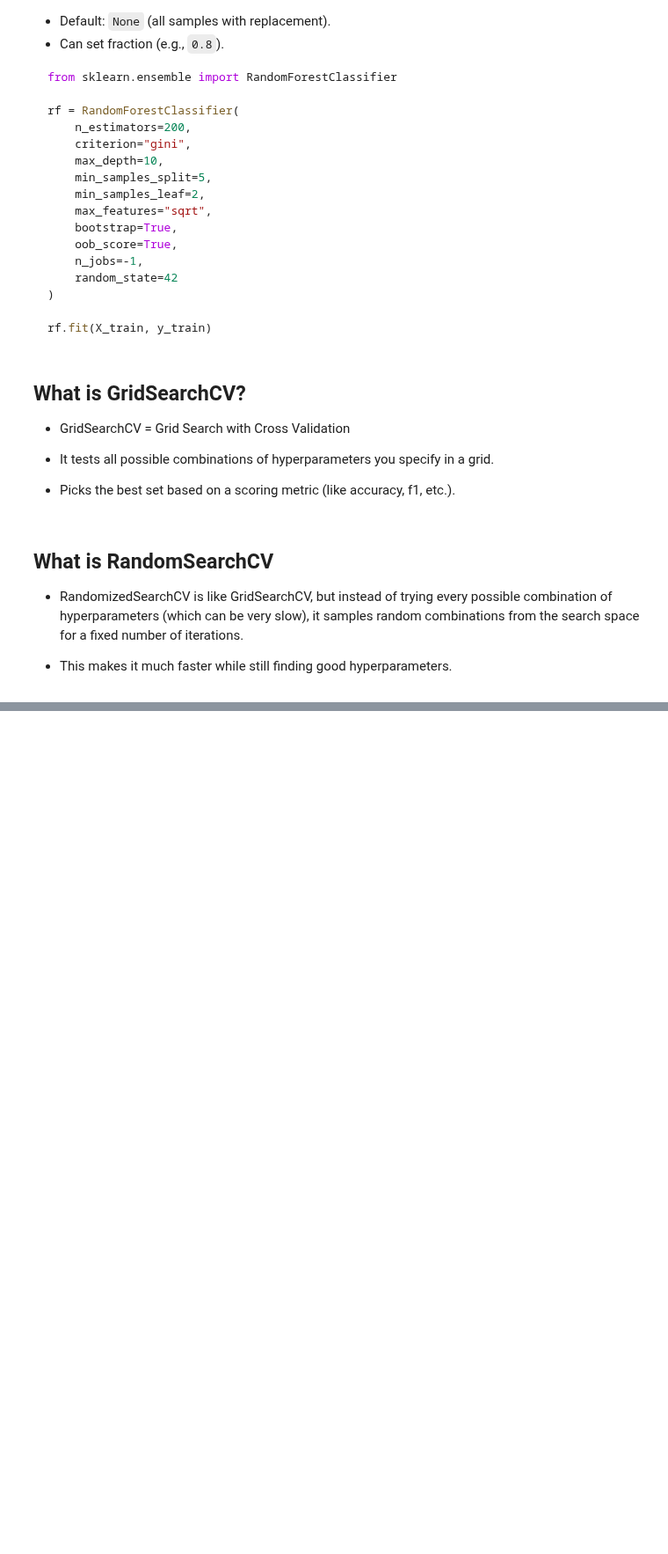
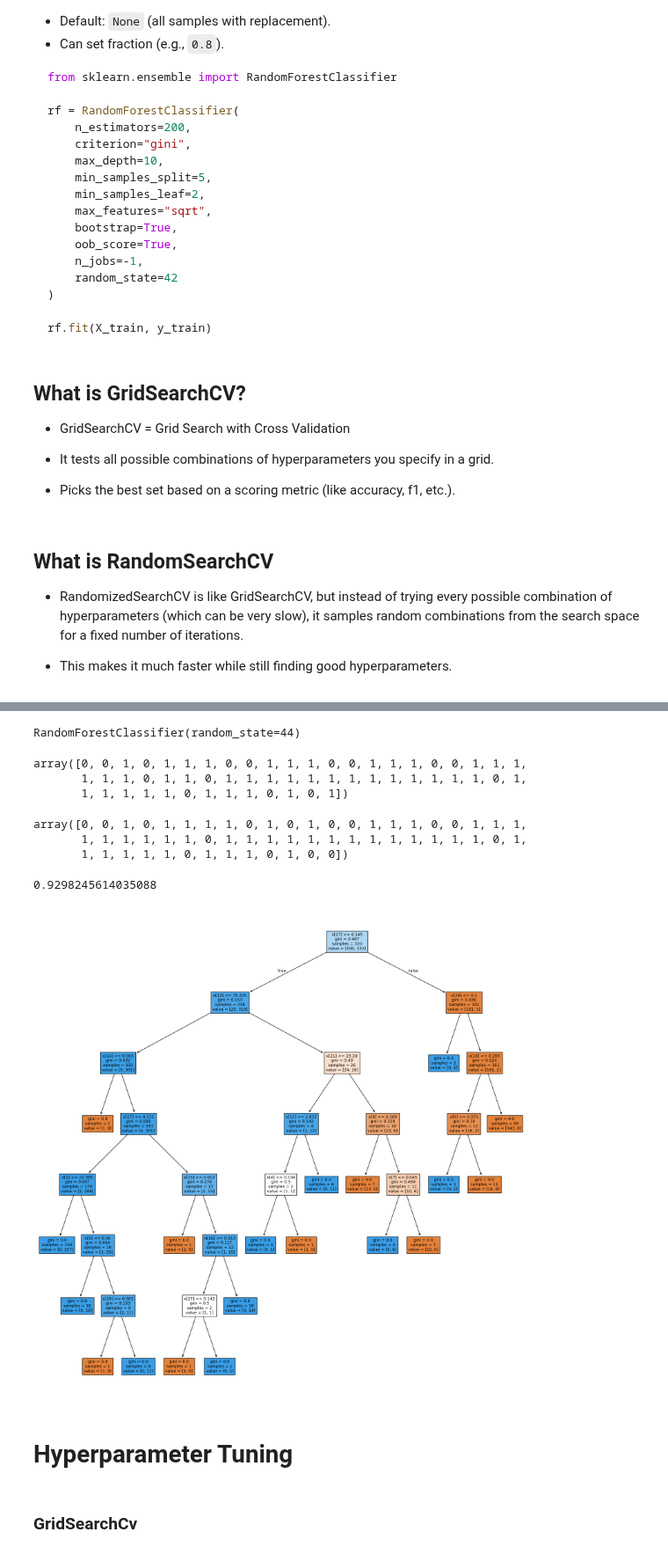
Before and after one commit to Rishabh9559/Data_science, a Jupyter notebook: Phase 2: Machine Learning for Data Science/Random_forest_Implement/Random_forest_Implement.ipynb, the cells around one changed output, grey strips where cells are left out. Shown at 88% size. Drawn from its saved outputs; the diff is of its cells as text; code cells hidden in the pictures; blank space fills up the shorter version.

```diff
--- a/Phase 2: Machine Learning for Data Science/Random_forest_Implement/Random_forest_Implement.ipynb
+++ b/Phase 2: Machine Learning for Data Science/Random_forest_Implement/Random_forest_Implement.ipynb
@@ -166,0 +176,4 @@ rf.fit(X_train, y_train)
+# %%
+# load the data
+
+X, y = load_breast_cancer(return_X_y=True)
@@ -166,0 +228,11 @@ rf.fit(X_train, y_train)
+# %%
+# data split for test and train
+
+from sklearn.model_selection import train_test_split
+X_train, X_test, y_train, y_test = train_test_split(X, y, test_size=0.1, random_state=44)
+# %%
+# model training
+model = RandomForestClassifier(random_state=44)
+model.fit(X_train, y_train)
+# %% [output]
+RandomForestClassifier(random_state=44)
@@ -166,0 +242,34 @@ rf.fit(X_train, y_train)
+# %%
+y_predict_model
+# %% [output]
+array([0, 0, 1, 0, 1, 1, 1, 0, 0, 1, 1, 1, 0, 0, 1, 1, 1, 0, 0, 1, 1, 1,
+       1, 1, 1, 0, 1, 1, 0, 1, 1, 1, 1, 1, 1, 1, 1, 1, 1, 1, 1, 1, 0, 1,
+       1, 1, 1, 1, 1, 0, 1, 1, 1, 0, 1, 0, 1])
+# %%
+y_test
+# %% [output]
+array([0, 0, 1, 0, 1, 1, 1, 1, 0, 1, 0, 1, 0, 0, 1, 1, 1, 0, 0, 1, 1, 1,
+       1, 1, 1, 1, 1, 1, 0, 1, 1, 1, 1, 1, 1, 1, 1, 1, 1, 1, 1, 1, 0, 1,
+       1, 1, 1, 1, 1, 0, 1, 1, 1, 0, 1, 0, 0])
+# %%
+# accuracy
+from sklearn.metrics import accuracy_score
+accuracy=accuracy_score(y_test,y_predict_model)
+print(accuracy)
+# %% [output]
+0.9298245614035088
+# %%
+# graph plot
+import matplotlib.pyplot as plt
+
+from sklearn import tree
+plt.figure(figsize=(20, 20))
+tree.plot_tree(model.estimators_[19], filled=True)
+plt.savefig('decision_tree.png')
+plt.show()
+# %% [output]
+[figure, added]
+# %% [markdown]
+# Hyperparameter Tuning
+# %% [markdown]
+### GridSearchCv
```
Also changed, not shown: parts of 11 cells of this notebook.
